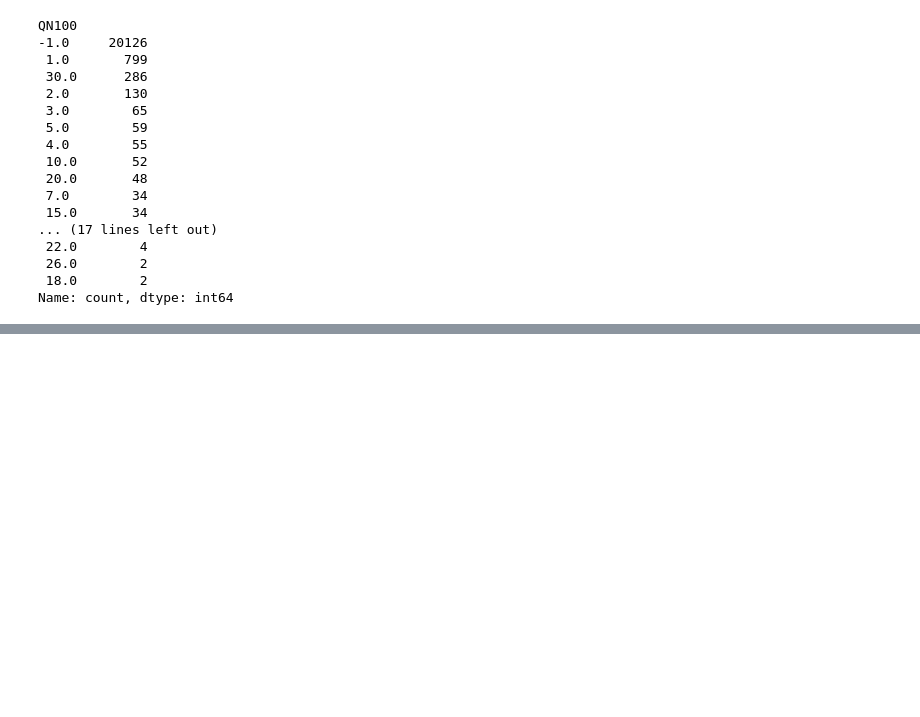
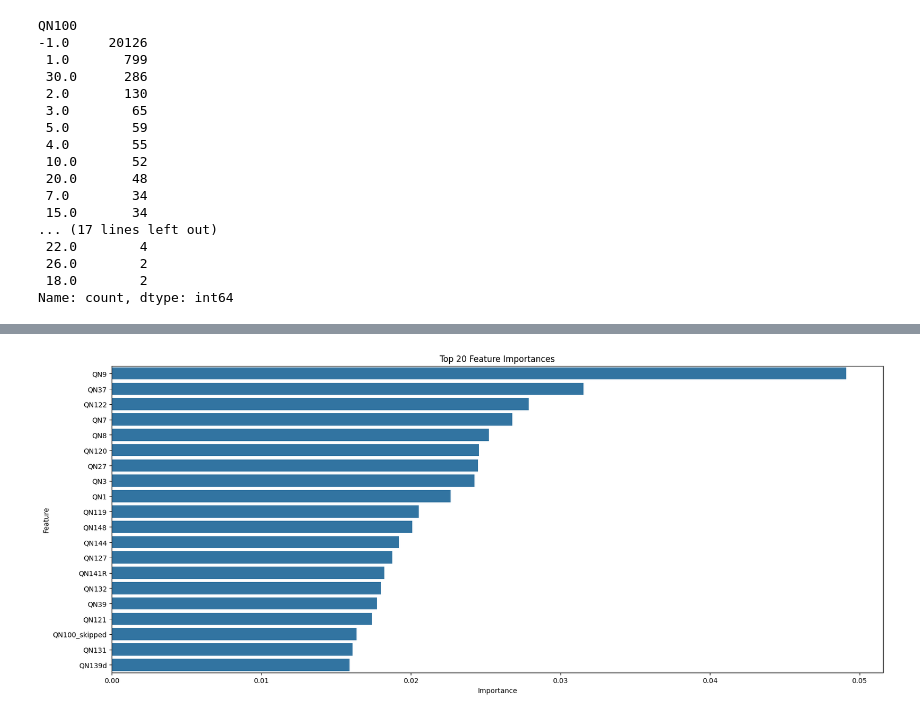
Before and after one commit to jahnltib/predicting-tobacco-use-in-youth, a Jupyter notebook: notebooks/data_preprocessing.ipynb, the cells around one changed output, grey strips where cells are left out. Cells and saved outputs as stored; diff of their text form; code cells hidden in the pictures; blank space fills up the shorter version.

Commit message:
Added Model for all features and for selected features

```diff
--- a/notebooks/data_preprocessing.ipynb
+++ b/notebooks/data_preprocessing.ipynb
@@ -1110 +1112,83 @@ print(classification_report(y_test, y_pred))
 weighted avg       0.94      0.96      0.95      4377
+# %%
+# Import necessary libraries
+import pandas as pd
+from sklearn.model_selection import train_test_split, RandomizedSearchCV
+from sklearn.ensemble import RandomForestClassifier
+from sklearn.metrics import accuracy_score, classification_report, confusion_matrix
+from imblearn.over_sampling import RandomOverSampler
+import matplotlib.pyplot as plt
+import seaborn as sns
+import numpy as np
+
+# Create indicator columns for -1 values (skipped responses)
+for col in df.columns:
+    if (df[col] == -1).sum() > 0:  # Check for columns containing -1 values
+        df[col + '_skipped'] = (df[col] == -1).astype(int)  # Create indicator column
+
+X = df.drop(columns=['QN100'])  # Features
+y = df['QN100']  # Target
+
+# Step 4: Split the data into training and testing sets (stratified split to maintain class distribution)
+X_train, X_test, y_train, y_test = train_test_split(X, y, test_size=0.2, random_state=42, stratify=y)
+
+# Step 5: Handle class imbalance using RandomOverSampler (avoids synthetic sampling)
+ros = RandomOverSampler(random_state=42)
+X_train_resampled, y_train_resampled = ros.fit_resample(X_train, y_train)
+
+# Step 6: Hyperparameter tuning using RandomizedSearchCV for RandomForestClassifier
+param_distributions = {
+    'n_estimators': [5, 10, 15],  # Smaller range for faster training
+    'max_depth': [None, 10, 20],    # Reduced options
+    'min_samples_split': [2, 5],    # Reduced options
+    'min_samples_leaf': [1, 2],     # Reduced options
+    'max_features': ['sqrt'],       # Focused choice
+    'class_weight': [None, 'balanced']  # Try different weights
+}
+
+random_search = RandomizedSearchCV(
+    estimator=RandomForestClassifier(random_state=42),
+    param_distributions=param_distributions,
+    n_iter=5,  # Limit to 10 random combinations
+    cv=2,  # 3-fold cross-validation
+    scoring='precision_weighted',  # Focus on precision
+    n_jobs=-1,
+    random_state=42,
+    verbose=1
+)
+random_search.fit(X_train_resampled, y_train_resampled)
+
+# Best model from random search
+best_model = random_search.best_estimator_
+
+# Step 7: Make predictions and evaluate the best model
+y_pred = best_model.predict(X_test)
+
+# Evaluate the model
+accuracy = accuracy_score(y_test, y_pred)
+print(f"Model accuracy: {accuracy:.2f}")
+print(classification_report(y_test, y_pred))
+
+# Display feature importance (optional; can be removed for faster performance)
+if hasattr(best_model, 'feature_importances_'):
+    feature_importances = best_model.feature_importances_
+    feature_names = X.columns
+    importance_df = pd.DataFrame({'Feature': feature_names, 'Importance': feature_importances})
+    importance_df = importance_df.sort_values(by='Importance', ascending=False)
+    print(importance_df.head(20))
+
+    # Plot feature importance for better visualization
+    plt.figure(figsize=(20, 8))
+    sns.barplot(x='Importance', y='Feature', data=importance_df.head(20))  # Show top 10 features
+    plt.title('Top 20 Feature Importances')
+    plt.show()
+
+# Plot confusion matrix for detailed analysis
+conf_matrix = confusion_matrix(y_test, y_pred)
+plt.figure(figsize=(8, 6))
+sns.heatmap(conf_matrix, annot=True, fmt='d', cmap='Blues')
+plt.xlabel('Predicted')
+plt.ylabel('Actual')
+plt.title('Confusion Matrix')
+plt.show()
+# %% [output]
@@ -1110,0 +1229 @@ weighted avg       0.94      0.96      0.95      4377
+[figure, added]
```
Also changed, not shown: parts of 11 cells of this notebook, 1 other file.
